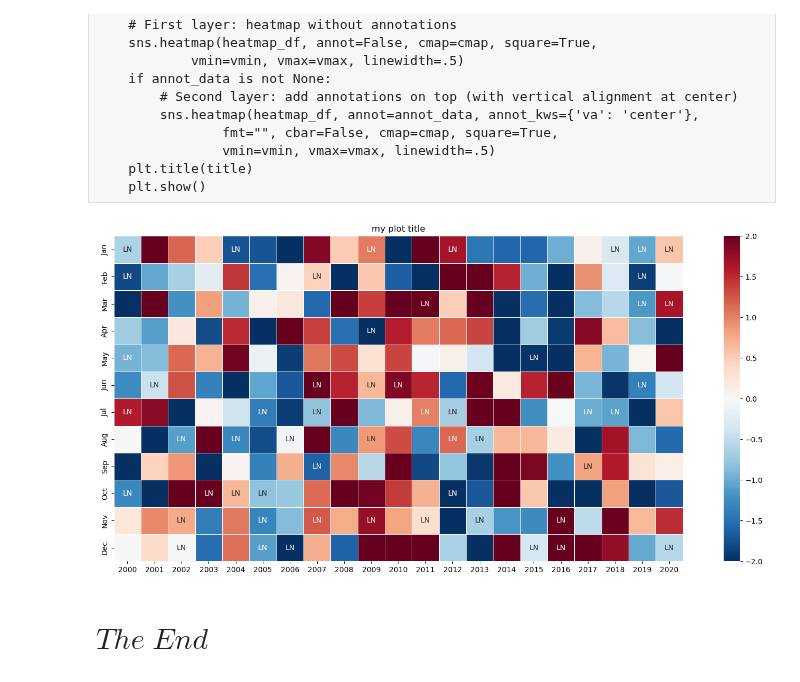
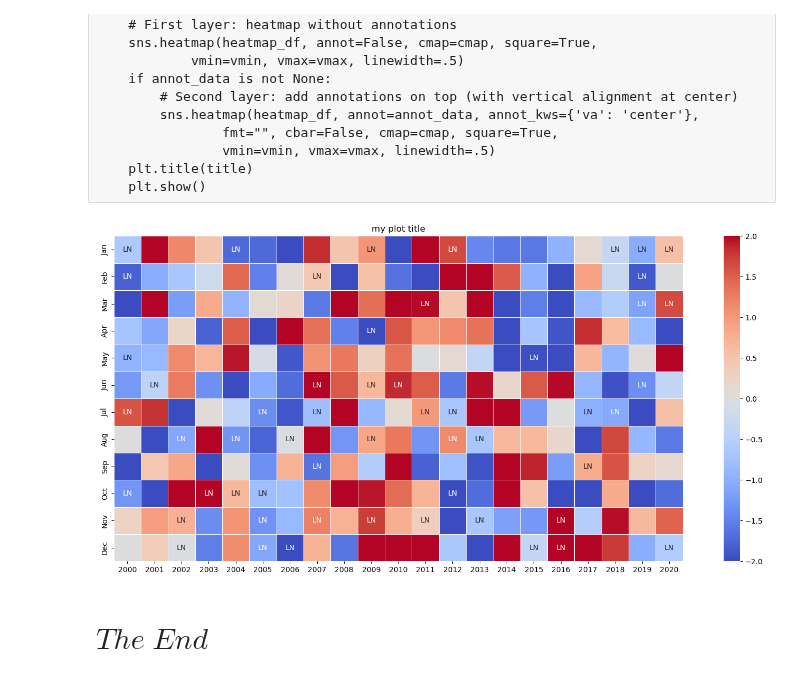
Before and after one commit to Thomas-Moore-Creative/ACDtools, a Jupyter notebook: notebooks/acdtools-I18-heatmap.ipynb, the cells around one changed output. Drawn from its saved outputs; the diff is of its cells as text; code cells hidden in the pictures.

```diff
--- a/notebooks/acdtools-I18-heatmap.ipynb
+++ b/notebooks/acdtools-I18-heatmap.ipynb
@@ -105,8 +105,8 @@ def heatmap(heatmap_df,figsize = (20,8),cmap='RdBu_r',vmin=-2,vmax=2,title='my p
     plt.title(title)
     plt.show()
 # %%
-plot.heatmap(heatmap_df,figsize = (20,8),cmap='RdBu_r',vmin=-2,vmax=2,title='my plot title',annot_data=event_data_LN_df)
+plot.heatmap(heatmap_df,figsize = (20,8),cmap='coolwarm',vmin=-2,vmax=2,title='my plot title',annot_data=event_data_LN_df)
 # %% [output]
-[figure, old version]
+[figure, new version]
 # %% [markdown]
 # $The$  $End$
```
Also changed, not shown: parts of 1 cell of this notebook, 1 other file.
